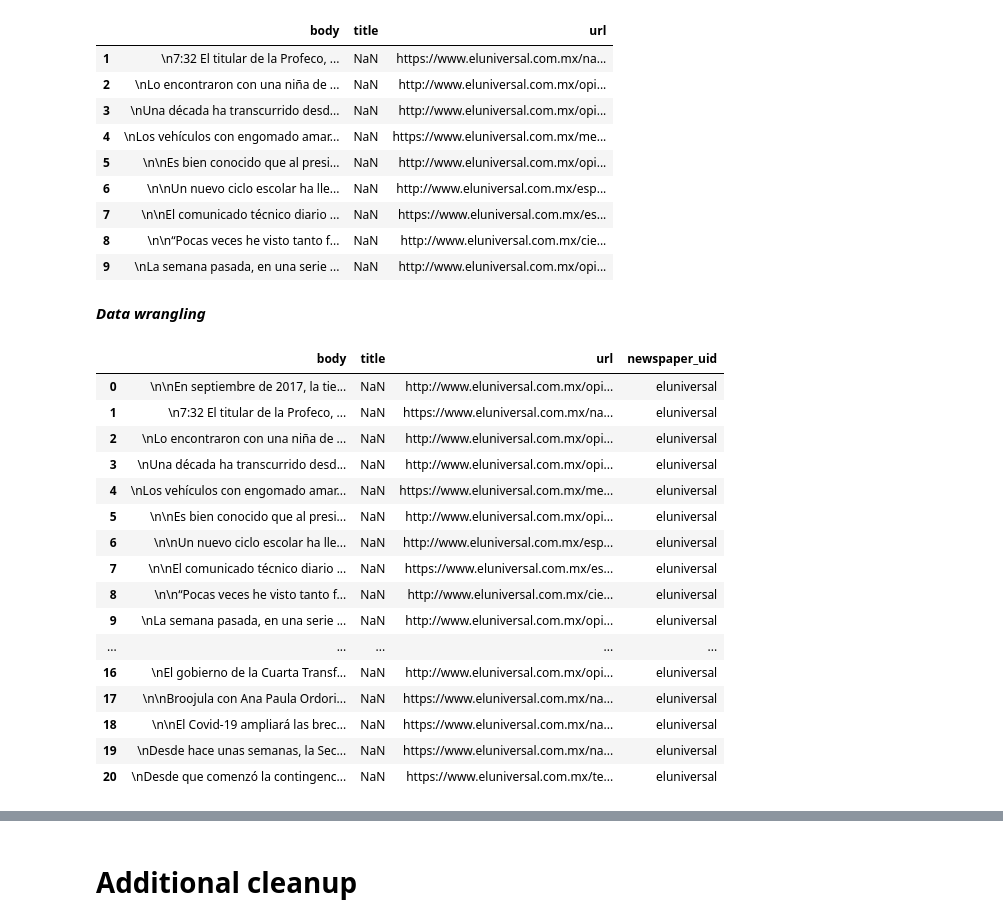
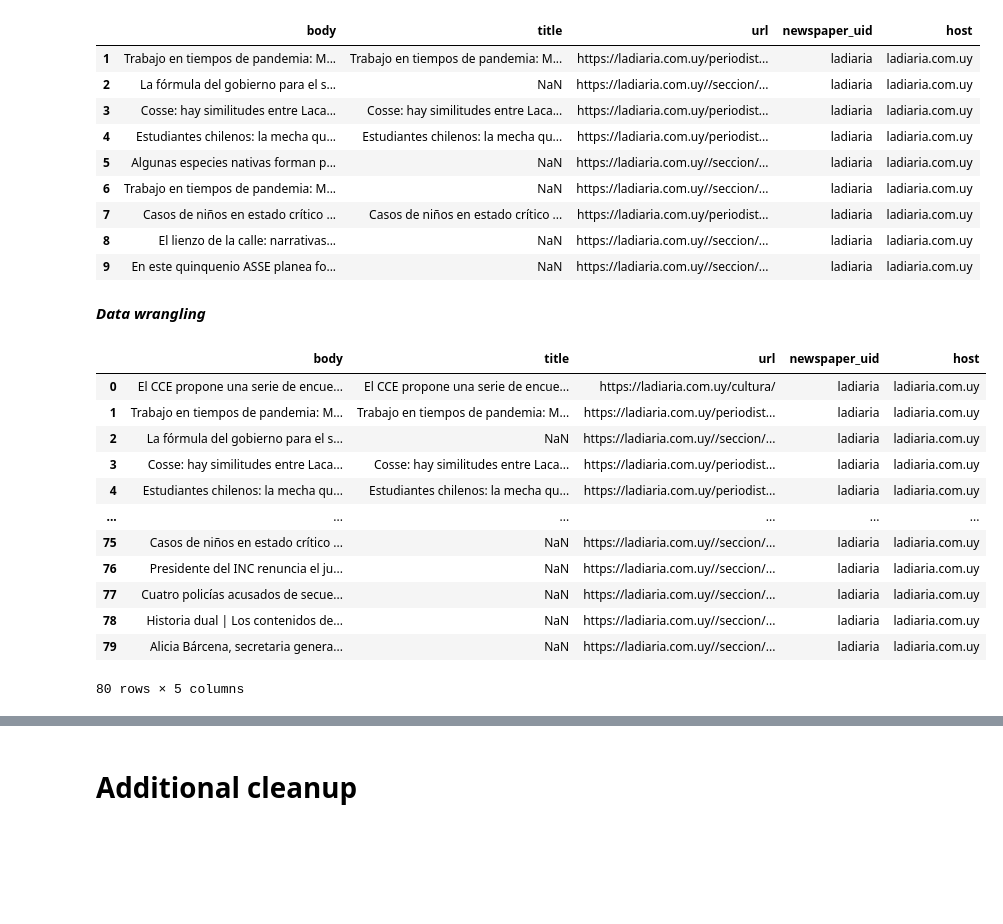
Before and after one commit to Tetfretguru/data_tools_1, a Jupyter notebook: news_scraper/My receipe test.ipynb, the cells around one changed output, grey strips where cells are left out. Cells and saved outputs as stored; diff of their text form; code cells hidden in the pictures; blank space fills up the shorter version.

```diff
--- a/news_scraper/My receipe test.ipynb
+++ b/news_scraper/My receipe test.ipynb
@@ -25,39 +25,35 @@ el_universal
 # %%
-el_universal.iloc[1:10]
+la_diaria.iloc[1:10]
 # %% [output]
-|  | body | title | url |
-| 1 | \n7:32 El titular de la Profeco, ... | NaN | https://www.eluniversal.com.mx/na... |
-| 2 | \nLo encontraron con una niña de ... | NaN | http://www.eluniversal.com.mx/opi... |
-| 3 | \nUna década ha transcurrido desd... | NaN | http://www.eluniversal.com.mx/opi... |
-| 4 | \nLos vehículos con engomado amar... | NaN | https://www.eluniversal.com.mx/me... |
-| 5 | \n\nEs bien conocido que al presi... | NaN | http://www.eluniversal.com.mx/opi... |
-| 6 | \n\nUn nuevo ciclo escolar ha lle... | NaN | http://www.eluniversal.com.mx/esp... |
-| 7 | \n\nEl comunicado técnico diario ... | NaN | https://www.eluniversal.com.mx/es... |
-| 8 | \n\n“Pocas veces he visto tanto f... | NaN | http://www.eluniversal.com.mx/cie... |
-| 9 | \nLa semana pasada, en una serie ... | NaN | http://www.eluniversal.com.mx/opi... |
+|  | body | title | url | newspaper_uid | host |
+| 1 | Trabajo en tiempos de pandemia: M... | Trabajo en tiempos de pandemia: M... | https://ladiaria.com.uy/periodist... | ladiaria | ladiaria.com.uy |
+| 2 | La fórmula del gobierno para el s... | NaN | https://ladiaria.com.uy//seccion/... | ladiaria | ladiaria.com.uy |
+| 3 | Cosse: hay similitudes entre Laca... | Cosse: hay similitudes entre Laca... | https://ladiaria.com.uy/periodist... | ladiaria | ladiaria.com.uy |
+| 4 | Estudiantes chilenos: la mecha qu... | Estudiantes chilenos: la mecha qu... | https://ladiaria.com.uy/periodist... | ladiaria | ladiaria.com.uy |
+| 5 | Algunas especies nativas forman p... | NaN | https://ladiaria.com.uy//seccion/... | ladiaria | ladiaria.com.uy |
+| 6 | Trabajo en tiempos de pandemia: M... | NaN | https://ladiaria.com.uy//seccion/... | ladiaria | ladiaria.com.uy |
+| 7 | Casos de niños en estado crítico ... | Casos de niños en estado crítico ... | https://ladiaria.com.uy/periodist... | ladiaria | ladiaria.com.uy |
+| 8 | El lienzo de la calle: narrativas... | NaN | https://ladiaria.com.uy//seccion/... | ladiaria | ladiaria.com.uy |
+| 9 | En este quinquenio ASSE planea fo... | NaN | https://ladiaria.com.uy//seccion/... | ladiaria | ladiaria.com.uy |
 # %% [markdown]
 ***Data wrangling***
 # %%
 # 1. Añadir news_paper_uid al dataframe
 
-el_universal['newspaper_uid'] = 'eluniversal'
+la_diaria['newspaper_uid'] = 'ladiaria'
 
-el_universal
+la_diaria
 # %% [output]
-|  | body | title | url | newspaper_uid |
-| 0 | \n\nEn septiembre de 2017, la tie... | NaN | http://www.eluniversal.com.mx/opi... | eluniversal |
-| 1 | \n7:32 El titular de la Profeco, ... | NaN | https://www.eluniversal.com.mx/na... | eluniversal |
-| 2 | \nLo encontraron con una niña de ... | NaN | http://www.eluniversal.com.mx/opi... | eluniversal |
-| 3 | \nUna década ha transcurrido desd... | NaN | http://www.eluniversal.com.mx/opi... | eluniversal |
-| 4 | \nLos vehículos con engomado amar... | NaN | https://www.eluniversal.com.mx/me... | eluniversal |
-| 5 | \n\nEs bien conocido que al presi... | NaN | http://www.eluniversal.com.mx/opi... | eluniversal |
-| 6 | \n\nUn nuevo ciclo escolar ha lle... | NaN | http://www.eluniversal.com.mx/esp... | eluniversal |
-| 7 | \n\nEl comunicado técnico diario ... | NaN | https://www.eluniversal.com.mx/es... | eluniversal |
-| 8 | \n\n“Pocas veces he visto tanto f... | NaN | http://www.eluniversal.com.mx/cie... | eluniversal |
-| 9 | \nLa semana pasada, en una serie ... | NaN | http://www.eluniversal.com.mx/opi... | eluniversal |
-| ... | ... | ... | ... | ... |
-| 16 | \nEl gobierno de la Cuarta Transf... | NaN | http://www.eluniversal.com.mx/opi... | eluniversal |
-| 17 | \n\nBroojula con Ana Paula Ordori... | NaN | https://www.eluniversal.com.mx/na... | eluniversal |
-| 18 | \n\nEl Covid-19 ampliará las brec... | NaN | https://www.eluniversal.com.mx/na... | eluniversal |
-| 19 | \nDesde hace unas semanas, la Sec... | NaN | https://www.eluniversal.com.mx/na... | eluniversal |
-| 20 | \nDesde que comenzó la contingenc... | NaN | https://www.eluniversal.com.mx/te... | eluniversal |
+|  | body | title | url | newspaper_uid | host |
+| 0 | El CCE propone una serie de encue... | El CCE propone una serie de encue... | https://ladiaria.com.uy/cultura/ | ladiaria | ladiaria.com.uy |
+| 1 | Trabajo en tiempos de pandemia: M... | Trabajo en tiempos de pandemia: M... | https://ladiaria.com.uy/periodist... | ladiaria | ladiaria.com.uy |
+| 2 | La fórmula del gobierno para el s... | NaN | https://ladiaria.com.uy//seccion/... | ladiaria | ladiaria.com.uy |
+| 3 | Cosse: hay similitudes entre Laca... | Cosse: hay similitudes entre Laca... | https://ladiaria.com.uy/periodist... | ladiaria | ladiaria.com.uy |
+| 4 | Estudiantes chilenos: la mecha qu... | Estudiantes chilenos: la mecha qu... | https://ladiaria.com.uy/periodist... | ladiaria | ladiaria.com.uy |
+| ... | ... | ... | ... | ... | ... |
+| 75 | Casos de niños en estado crítico ... | NaN | https://ladiaria.com.uy//seccion/... | ladiaria | ladiaria.com.uy |
+| 76 | Presidente del INC renuncia el ju... | NaN | https://ladiaria.com.uy//seccion/... | ladiaria | ladiaria.com.uy |
+| 77 | Cuatro policías acusados de secue... | NaN | https://ladiaria.com.uy//seccion/... | ladiaria | ladiaria.com.uy |
+| 78 | Historia dual | Los contenidos de... | NaN | https://ladiaria.com.uy//seccion/... | ladiaria | ladiaria.com.uy |
+| 79 | Alicia Bárcena, secretaria genera... | NaN | https://ladiaria.com.uy//seccion/... | ladiaria | ladiaria.com.uy |
+80 rows × 5 columns
```
Also changed, not shown: parts of 13 cells of this notebook, 6 other files.
